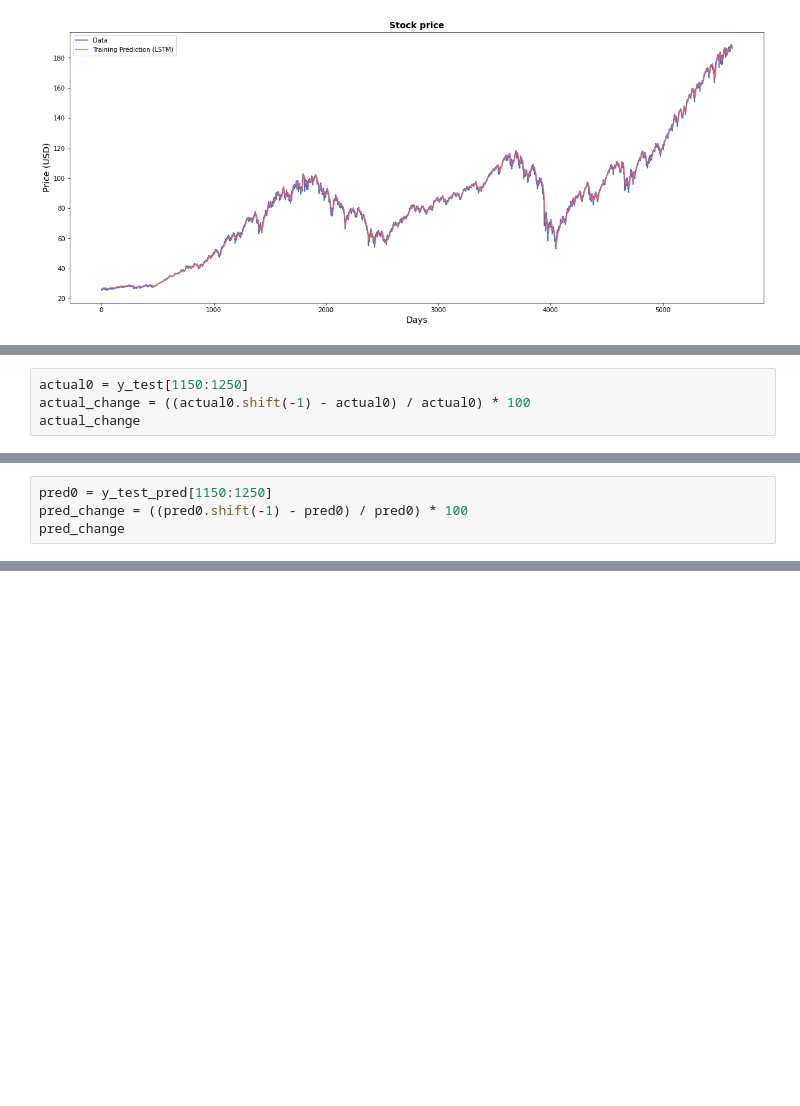
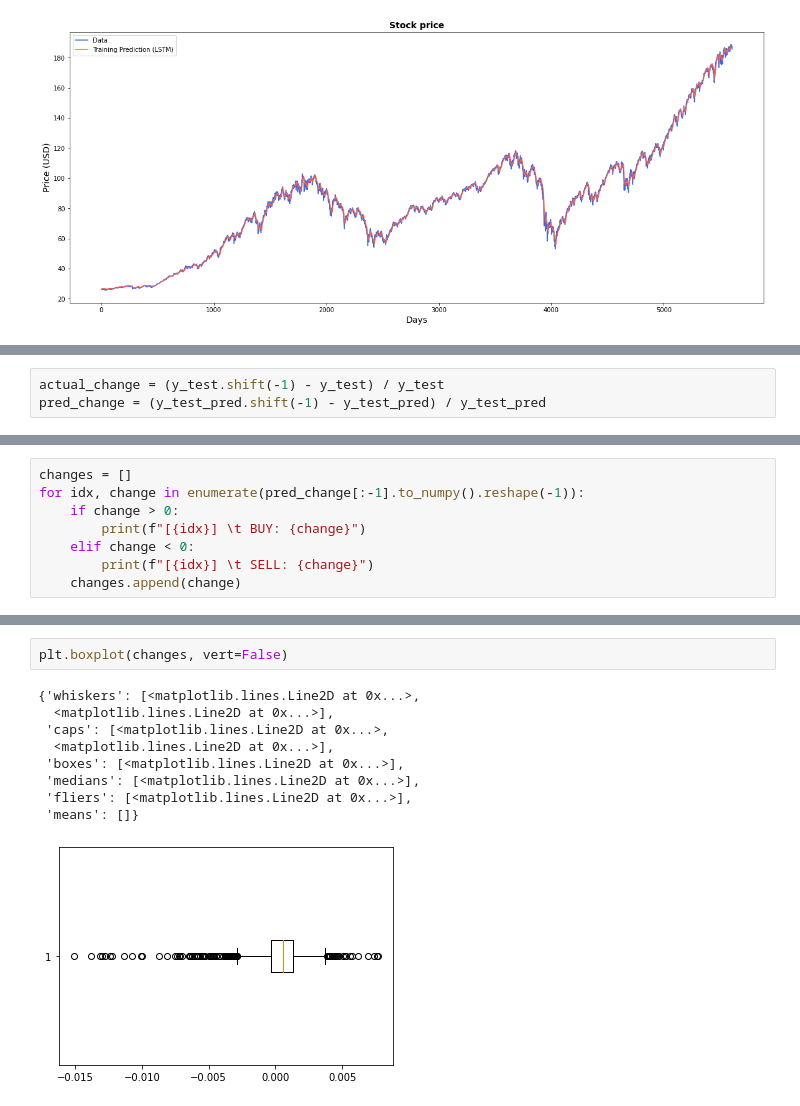
Before and after one commit to lqwdev/ai349-project, a Jupyter notebook: src/lstm.ipynb, the cells around one changed output, grey strips where cells are left out. Cells and saved outputs as stored; diff of their text form; blank space fills up the shorter version.

```diff
--- a/src/lstm.ipynb
+++ b/src/lstm.ipynb
@@ -240,4 +207,3 @@ Text(0, 0.5, 'Price (USD)')
 # %%
-actual0 = y_test[1150:1250]
-actual_change = ((actual0.shift(-1) - actual0) / actual0) * 100
-actual_change
+actual_change = (y_test.shift(-1) - y_test) / y_test
+pred_change = (y_test_pred.shift(-1) - y_test_pred) / y_test_pred
@@ -258,4 +209,0 @@ actual_change
-# %%
-pred0 = y_test_pred[1150:1250]
-pred_change = ((pred0.shift(-1) - pred0) / pred0) * 100
-pred_change
@@ -291,0 +213,8 @@ plt.axhline(y=0, color='black')
+# %%
+changes = []
+for idx, change in enumerate(pred_change[:-1].to_numpy().reshape(-1)):
+    if change > 0:
+        print(f"[{idx}] \t BUY: {change}")
+    elif change < 0:
+        print(f"[{idx}] \t SELL: {change}")
+    changes.append(change)
@@ -291,0 +251,12 @@ plt.axhline(y=0, color='black')
+# %%
+plt.boxplot(changes, vert=False)
+# %% [output]
+{'whiskers': [<matplotlib.lines.Line2D at 0x...>,
+  <matplotlib.lines.Line2D at 0x...>],
+ 'caps': [<matplotlib.lines.Line2D at 0x...>,
+  <matplotlib.lines.Line2D at 0x...>],
+ 'boxes': [<matplotlib.lines.Line2D at 0x...>],
+ 'medians': [<matplotlib.lines.Line2D at 0x...>],
+ 'fliers': [<matplotlib.lines.Line2D at 0x...>],
+ 'means': []}
+[figure, added]
```
Also changed, not shown: parts of 33 cells of this notebook, 2 other files.
